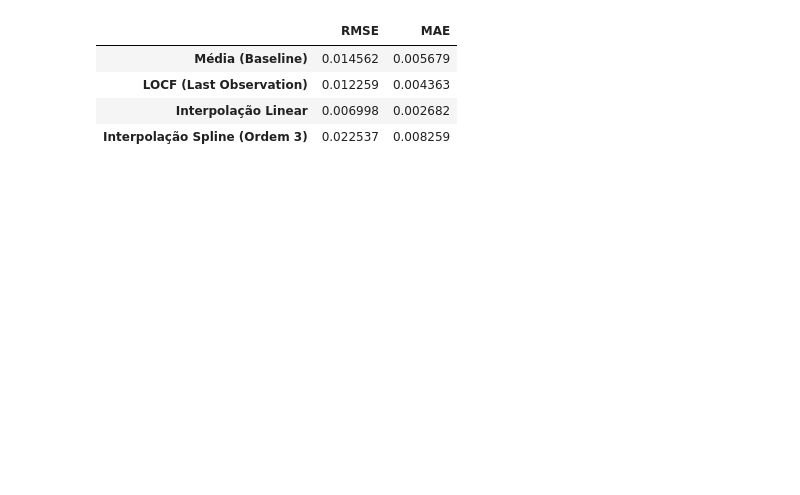
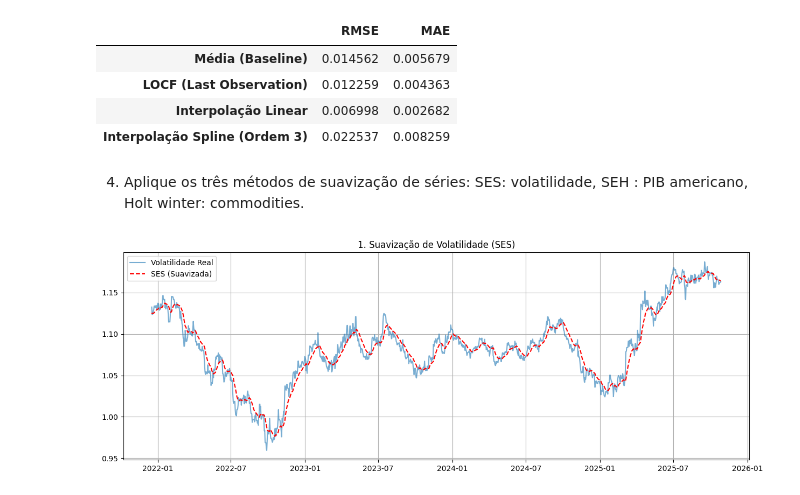
Before and after one commit to beabento/Econometria-2, a Jupyter notebook: atividade1.ipynb, the cells around one changed output. Drawn from its saved outputs; the diff is of its cells as text; code cells hidden in the pictures; blank space fills up the shorter version.

```diff
--- a/atividade1.ipynb
+++ b/atividade1.ipynb
@@ -172,3 +187,26 @@ df_resultados
 | LOCF (Last Observation) | 0.012259 | 0.004363 |
 | Interpolação Linear | 0.006998 | 0.002682 |
 | Interpolação Spline (Ordem 3) | 0.022537 | 0.008259 |
+# %% [markdown]
+4. Aplique os três métodos de suavização de séries: SES: volatilidade, SEH : PIB americano, Holt winter: commodities.
+# %%
+from statsmodels.tsa.api import ExponentialSmoothing, SimpleExpSmoothing, Holt
+
+resultados_suavizacao = {}
+
+# 1. SES (Single Exponential Smoothing) para Volatilidade
+fit1 = SimpleExpSmoothing(ts, initialization_method="estimated").fit(
+    smoothing_level=0.1, optimized=False
+)
+resultados_suavizacao['SES'] = fit1.fittedvalues
+# %%
+# Plot 1: SES na Volatilidade
+plt.figure(figsize=(15, 5))
+plt.plot(ts, label='Volatilidade Real', alpha=0.6)
+plt.plot(resultados_suavizacao['SES'], label='SES (Suavizada)', color='red', linestyle='--')
+plt.title('1. Suavização de Volatilidade (SES)')
+plt.legend()
+plt.grid(True)
+plt.show()
+# %% [output]
+[figure, added]
```
Also changed, not shown: parts of 12 cells of this notebook.
